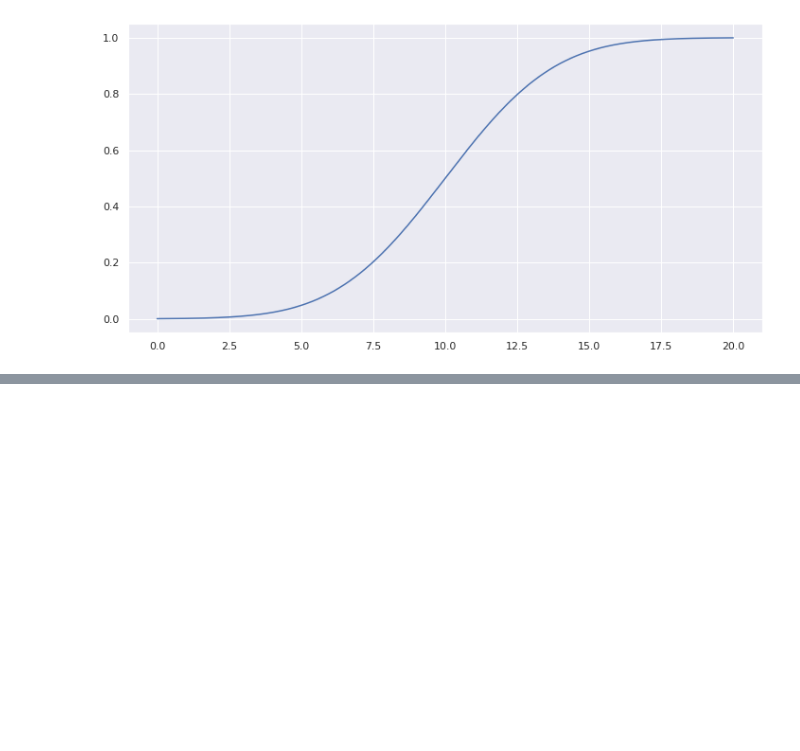
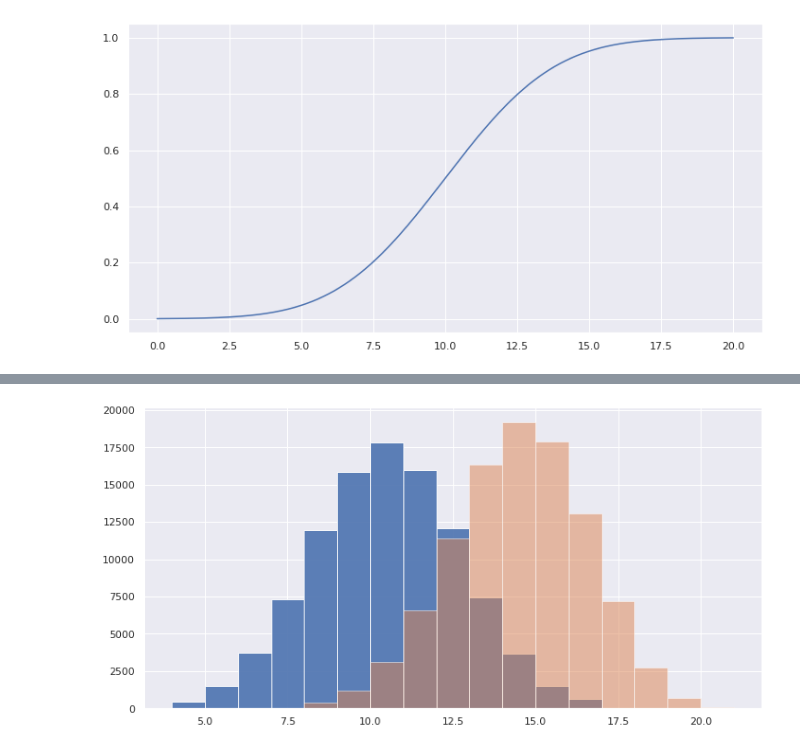
Before and after one commit to vvalcristina/datascience_codenation, a Jupyter notebook: Semana4/Semana 4 - Distribuições de probabilidade.ipynb, the cells around one changed output, grey strips where cells are left out. Cells and saved outputs as stored; diff of their text form; code cells hidden in the pictures; blank space fills up the shorter version.

```diff
--- a/Semana 4/Semana 4 - Distribuições de probabilidade.ipynb
+++ b/Semana4/Semana 4 - Distribuições de probabilidade.ipynb
@@ -95,0 +149,8 @@ sns.lineplot(x, cdf);
+# %%
+binom_20_05 = sct.binom.rvs(20, 0.5, size=100000) # Média 10, variância 5.
+binom_20_07 = sct.binom.rvs(20, 0.7, size=100000) # Média 14, variância 4.2.
+
+sns.distplot(binom_20_05, bins=range(4, 18), kde=False, hist_kws={"alpha": 0.9});
+sns.distplot(binom_20_07, bins=range(8, 22), kde=False, hist_kws={"alpha": 0.5});
+# %% [output]
+[figure, added]
```
Also changed, not shown: parts of 19 cells of this notebook, 6 other files.
